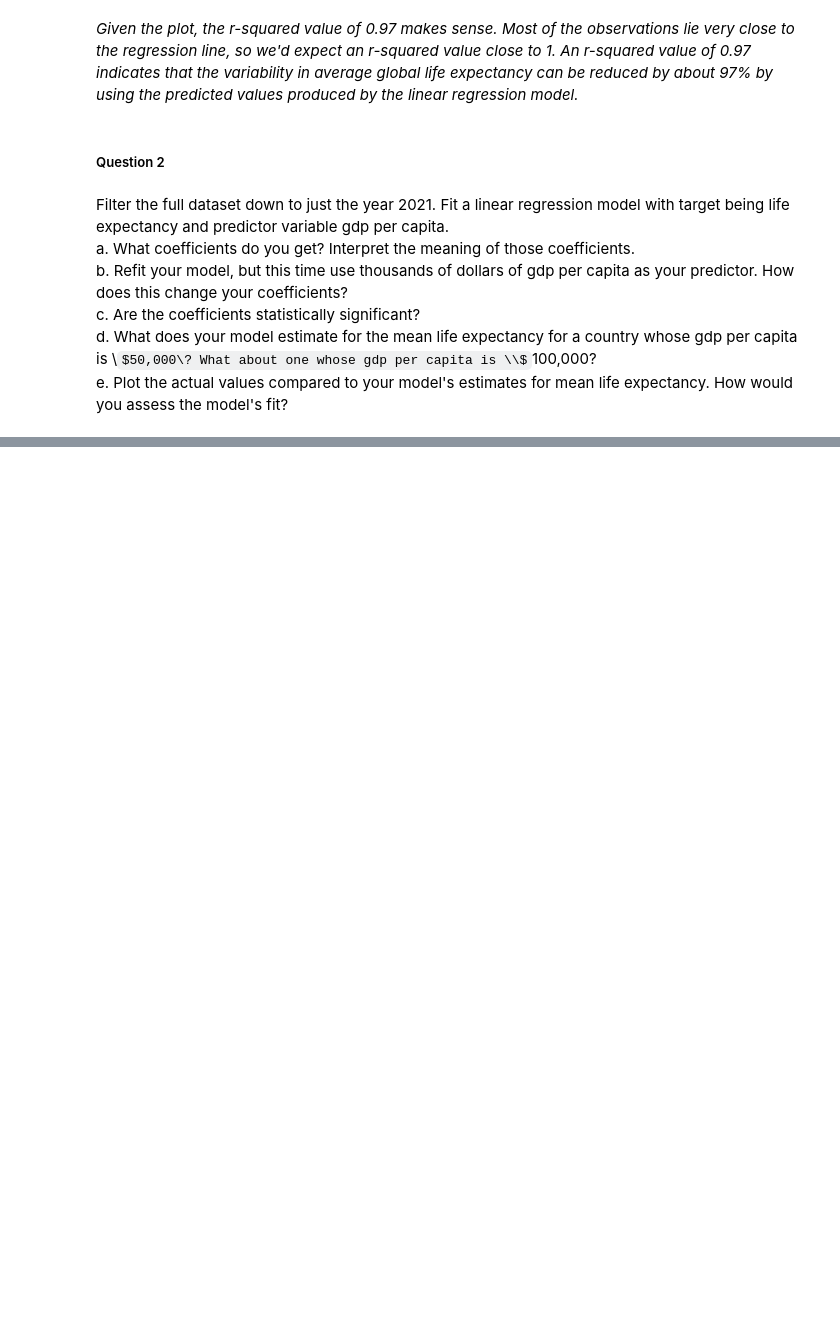
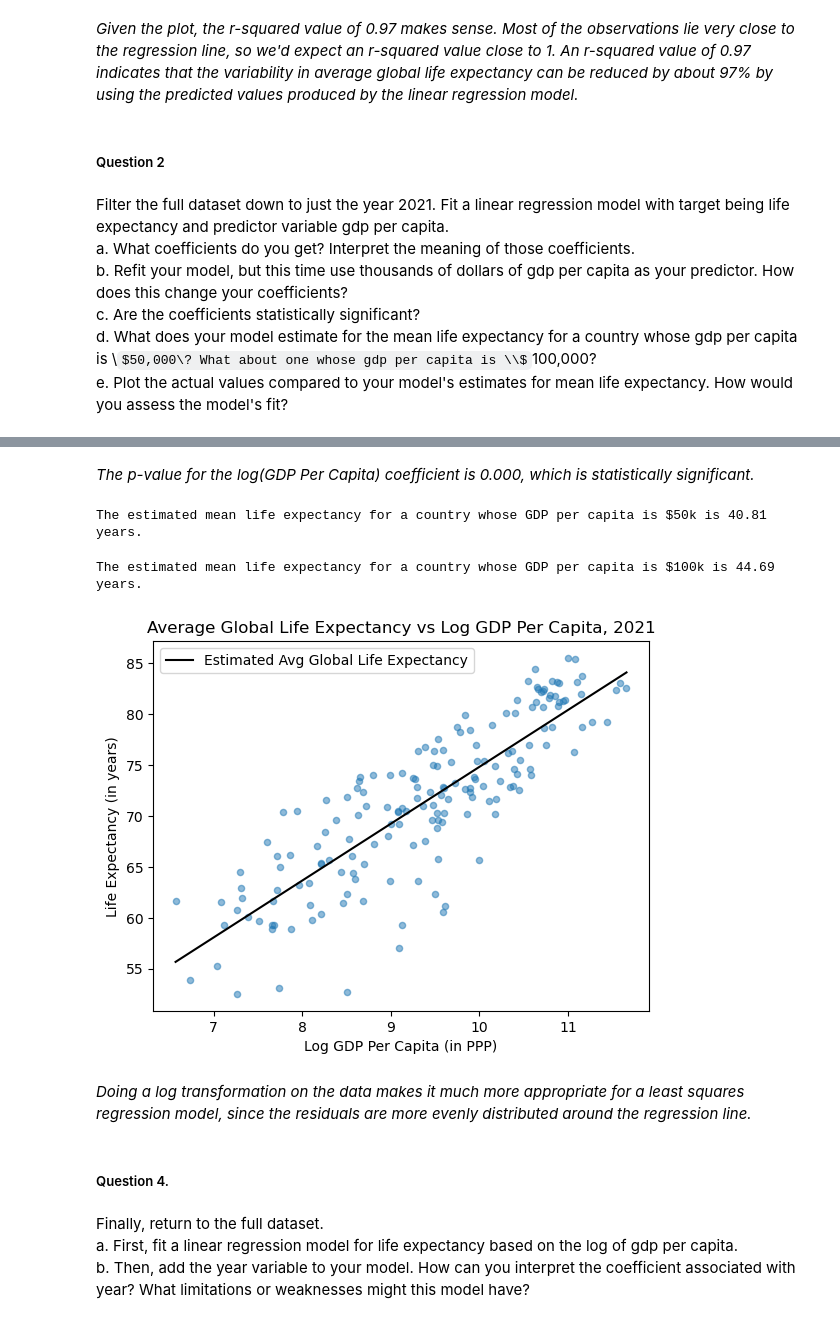
Before and after one commit to nss-data-science-cohort-9/un-linear-regression-aezell314, a Jupyter notebook: notebooks/Linear Regression Practice.ipynb, the cells around one changed output, grey strips where cells are left out. Drawn from its saved outputs; the diff is of its cells as text; code cells hidden in the pictures; some formulas as TeX source; blank space fills up the shorter version.

Commit message:
Working through question 3

```diff
--- a/notebooks/Linear Regression Practice.ipynb
+++ b/notebooks/Linear Regression Practice.ipynb
@@ -119,0 +228,3 @@ e. Plot the actual values compared to your model's estimates for mean life expec
+# %%
+lr_le_2021_log = smf.ols("Life_Expectancy ~ I(np.log(GDP_Per_Capita))", data=gdp_le_2021).fit()
+lr_le_2021_log.params
@@ -119,0 +259,46 @@ e. Plot the actual values compared to your model's estimates for mean life expec
+# %% [markdown]
+*The p-value for the log(GDP Per Capita) coefficient is 0.000, which is statistically significant.*
+# %%
+estimate_50 = model_estimate(lr_le_2021_log,'I(np.log(GDP_Per_Capita))',np.log(50))
+print(f'The estimated mean life expectancy for a country whose GDP per capita is $50k is {estimate_50:.2f} years.')
+# %% [output]
+The estimated mean life expectancy for a country whose GDP per capita is $50k is 40.81 years.
+# %%
+estimate_100 = model_estimate(lr_le_2021_log,'I(np.log(GDP_Per_Capita))',np.log(100))
+print(f'The estimated mean life expectancy for a country whose GDP per capita is $100k is {estimate_100:.2f} years.')
+# %% [output]
+The estimated mean life expectancy for a country whose GDP per capita is $100k is 44.69 years.
+# %%
+# Plotting actual values compared to the model's estimates for mean life expectancy
+# Adding a column for GDP_Per_Capita divided by 1000
+gdp_le_2021['GDP_Per_Capita_Log'] = np.log(gdp_le_2021['GDP_Per_Capita'])
+
+# Generating model predictions
+pred_df = pd.DataFrame(
+    {
+        'GDP_Per_Capita': np.linspace(start=gdp_le_2021['GDP_Per_Capita'].min(), stop=gdp_le_2021['GDP_Per_Capita'].max())
+    }
+)
+
+pred_df['Mean_LE_Estimate'] = lr_le_2021_log.predict(pred_df)
+pred_df['GDP_Per_Capita_Log'] = np.log(pred_df['GDP_Per_Capita'])
+
+
+# Plotting predictions against actual data
+fig, ax = plt.subplots()
+gdp_le_2021.plot(kind="scatter", x="GDP_Per_Capita_Log", y="Life_Expectancy", ax=ax, alpha=0.5)
+pred_df.plot(kind="line", x="GDP_Per_Capita_Log", y="Mean_LE_Estimate", color="black", ax=ax, label='Estimated Avg Global Life Expectancy');
+plt.title('Average Global Life Expectancy vs Log GDP Per Capita, 2021')
+plt.ylabel('Life Expectancy (in years)')
+plt.xlabel('Log GDP Per Capita (in PPP)')
+plt.show()
+# %% [output]
+[figure, added]
+# %% [markdown]
+*Doing a log transformation on the data makes it much more appropriate for a least squares regression model, since the residuals are more evenly distributed around the regression line.*
+# %% [markdown]
+##### Question 4.
+# %% [markdown]
+Finally, return to the full dataset.
+a. First, fit a linear regression model for life expectancy based on the log of gdp per capita.
+b. Then, add the year variable to your model. How can you interpret the coefficient associated with year? What limitations or weaknesses might this model have?
```
Also changed, not shown: parts of 19 cells of this notebook.
